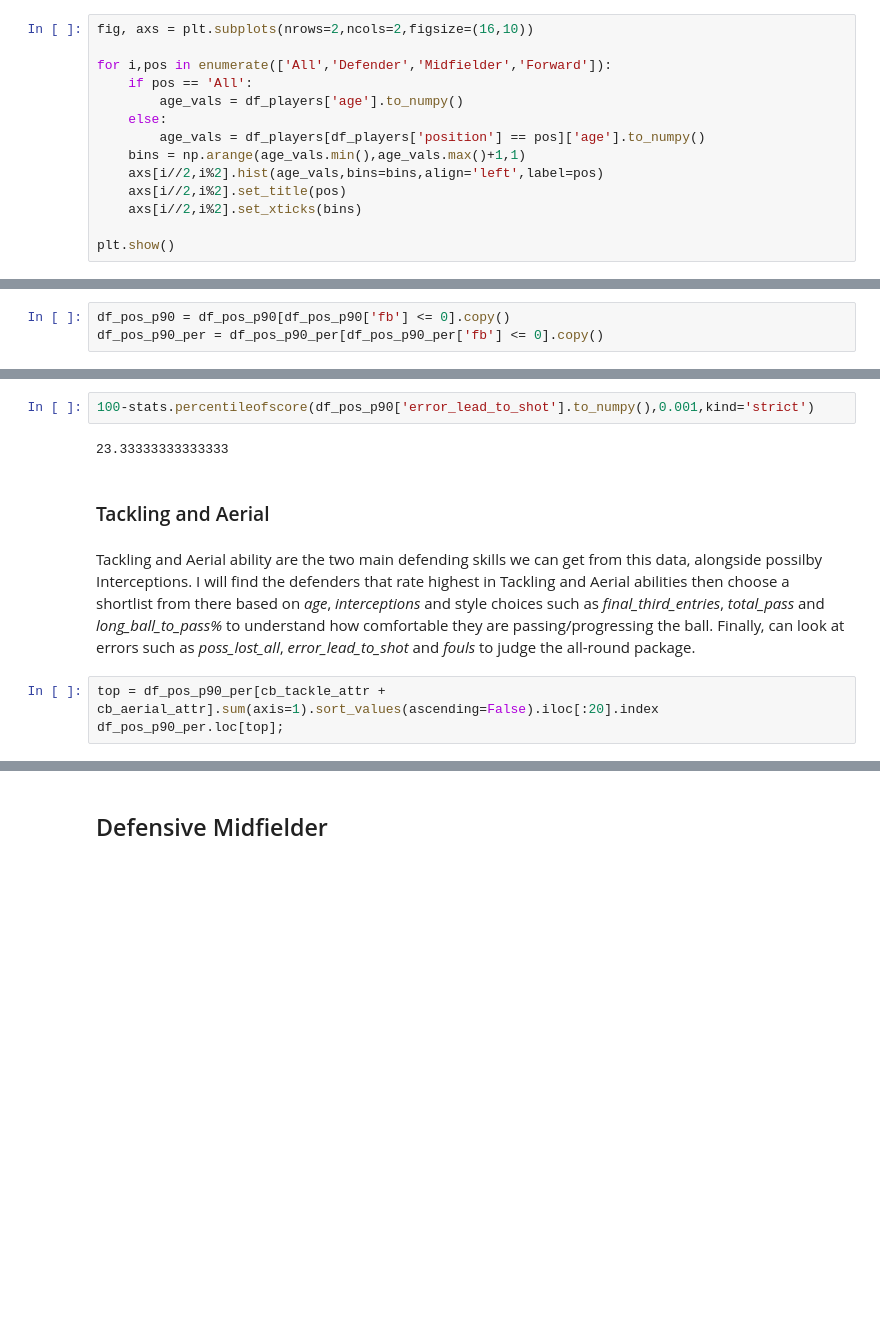
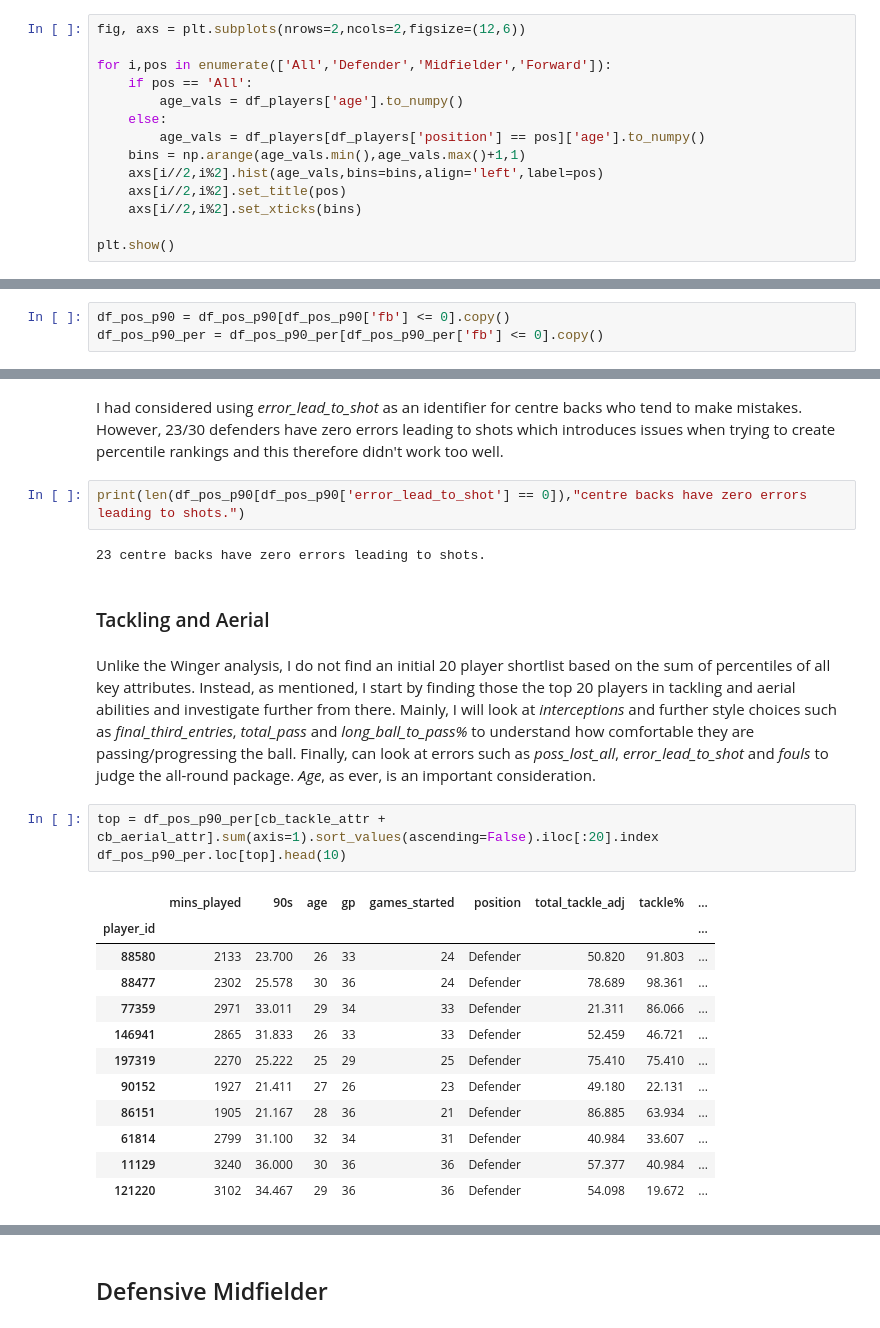
Before and after one commit to JPManuel/data_analyst_task, a Jupyter notebook: player_shortlists.ipynb, the cells around one changed output, grey strips where cells are left out. Drawn from its saved outputs; the diff is of its cells as text; blank space fills up the shorter version.

```diff
--- a/player_shortlists.ipynb
+++ b/player_shortlists.ipynb
@@ -94,5 +105,5 @@ df_players.head()
 # %%
-fig, axs = plt.subplots(nrows=2,ncols=2,figsize=(16,10))
+fig, axs = plt.subplots(nrows=2,ncols=2,figsize=(12,6))
 
 for i,pos in enumerate(['All','Defender','Midfielder','Forward']):
     if pos == 'All':
@@ -746,12 +730,27 @@ It is important to realise that 30/44 of these defenders have zero errors leadin
-# %%
-100-stats.percentileofscore(df_pos_p90['error_lead_to_shot'].to_numpy(),0.001,kind='strict')
-# %% [output]
-23.33333333333333
+# %% [markdown]
+I had considered using *error_lead_to_shot* as an identifier for centre backs who tend to make mistakes. However, 23/30 defenders have zero errors leading to shots which introduces issues when trying to create percentile rankings and this therefore didn't work too well.
+# %%
+print(len(df_pos_p90[df_pos_p90['error_lead_to_shot'] == 0]),"centre backs have zero errors leading to shots.")
+# %% [output]
+23 centre backs have zero errors leading to shots.
 # %% [markdown]
 ### Tackling and Aerial
 # %% [markdown]
-Tackling and Aerial ability are the two main defending skills we can get from this data, alongside possilby Interceptions. I will find the defenders that rate highest in Tackling and Aerial abilities then choose a shortlist from there based on *age*, *interceptions* and style choices such as *final_third_entries*, *total_pass* and *long_ball_to_pass%* to understand how comfortable they are passing/progressing the ball. Finally, can look at errors such as *poss_lost_all*, *error_lead_to_shot* and *fouls* to judge the all-round package.
+Unlike the Winger analysis, I do not find an initial 20 player shortlist based on the sum of percentiles of all key attributes. Instead, as mentioned, I start by finding those the top 20 players in tackling and aerial abilities and investigate further from there. Mainly, I will look at *interceptions* and further style choices such as *final_third_entries*, *total_pass* and *long_ball_to_pass%* to understand how comfortable they are passing/progressing the ball. Finally, can look at errors such as *poss_lost_all*, *error_lead_to_shot* and *fouls* to judge the all-round package. *Age*, as ever, is an important consideration.
 # %%
 top = df_pos_p90_per[cb_tackle_attr + cb_aerial_attr].sum(axis=1).sort_values(ascending=False).iloc[:20].index
-df_pos_p90_per.loc[top];
+df_pos_p90_per.loc[top].head(10)
+# %% [output]
+|  | mins_played | 90s | age | gp | games_started | position | total_tackle_adj | tackle% | ... |
+| player_id |  |  |  |  |  |  |  |  | ... |
+| 88580 | 2133 | 23.700 | 26 | 33 | 24 | Defender | 50.820 | 91.803 | ... |
+| 88477 | 2302 | 25.578 | 30 | 36 | 24 | Defender | 78.689 | 98.361 | ... |
+| 77359 | 2971 | 33.011 | 29 | 34 | 33 | Defender | 21.311 | 86.066 | ... |
+| 146941 | 2865 | 31.833 | 26 | 33 | 33 | Defender | 52.459 | 46.721 | ... |
+| 197319 | 2270 | 25.222 | 25 | 29 | 25 | Defender | 75.410 | 75.410 | ... |
+| 90152 | 1927 | 21.411 | 27 | 26 | 23 | Defender | 49.180 | 22.131 | ... |
+| 86151 | 1905 | 21.167 | 28 | 36 | 21 | Defender | 86.885 | 63.934 | ... |
+| 61814 | 2799 | 31.100 | 32 | 34 | 31 | Defender | 40.984 | 33.607 | ... |
+| 11129 | 3240 | 36.000 | 30 | 36 | 36 | Defender | 57.377 | 40.984 | ... |
+| 121220 | 3102 | 34.467 | 29 | 36 | 36 | Defender | 54.098 | 19.672 | ... |
 # %% [markdown]
```
Also changed, not shown: parts of 243 cells of this notebook.
